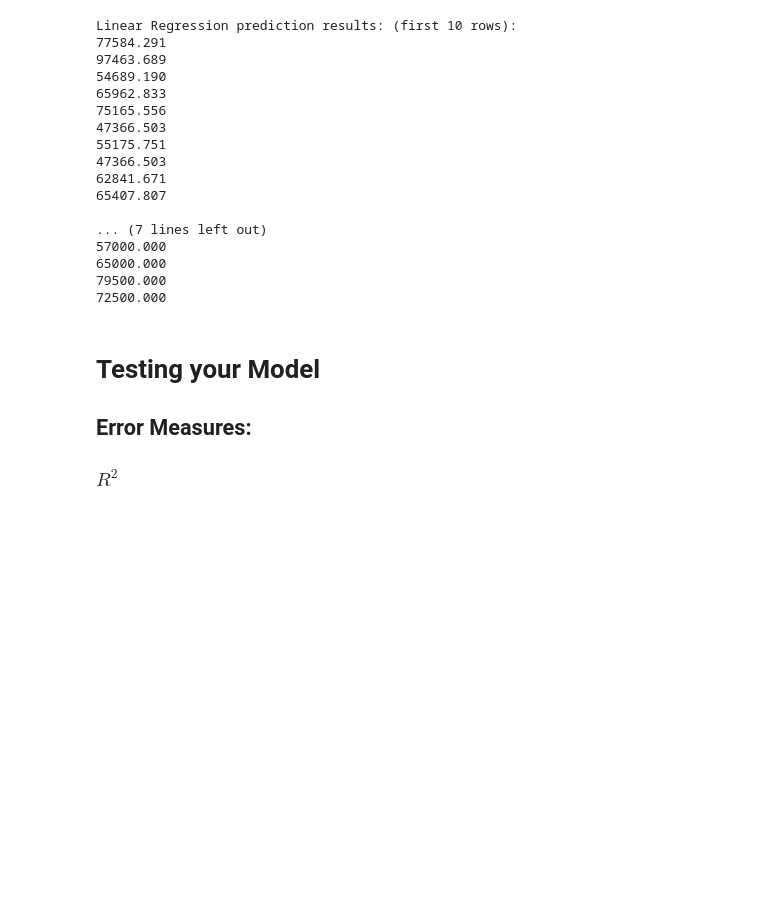
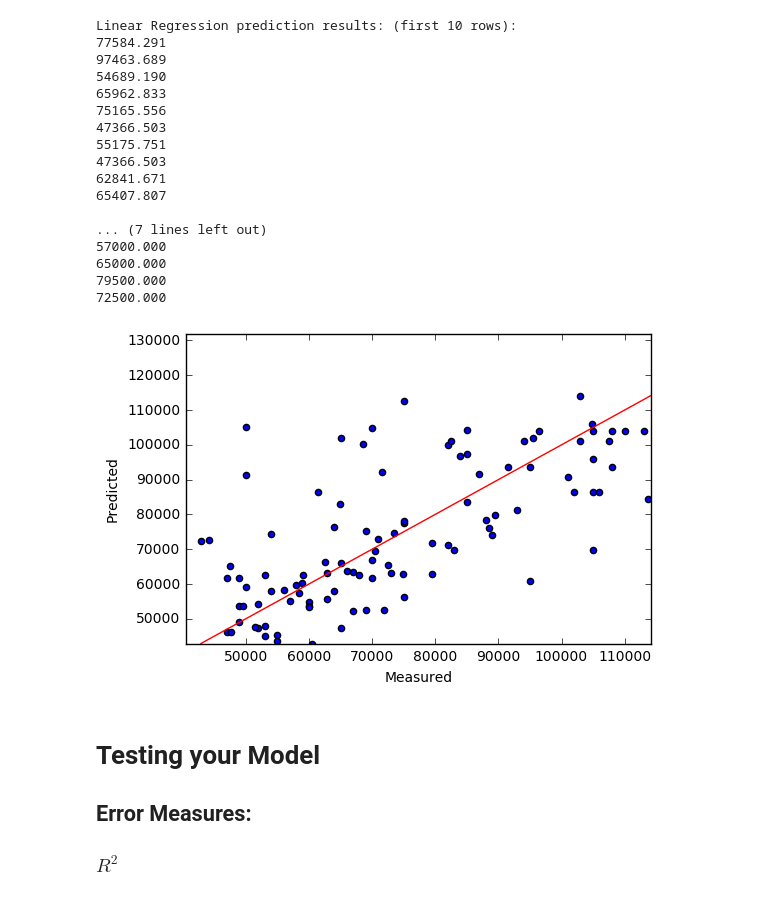
Before and after one commit to intel-unesp-mcp/datascience-workshop, a Jupyter notebook: Hands On Session.ipynb, the cells around one changed output. Saved outputs shown, nothing was run; the diff lists cells and outputs as text; code cells hidden in the pictures; blank space fills up the shorter version.

```diff
--- a/Hands On Session.ipynb
+++ b/Hands On Session.ipynb
@@ -490,6 +495,20 @@ Linear Regression prediction results: (first 10 rows):
 65000.000
 79500.000
 72500.000
+# %%
+y = getNPArray(testGroundTruth)
+predicted = getNPArray(predictionResult.get(prediction.prediction))
+plt.autoscale(enable=True, axis='both', tight=None)
+plt.scatter(y,predicted)
+plt.plot([y.min(), y.max()], [y.min(), y.max()], 'r-', lw=1)
+plt.xlim(predicted.min(),predicted.max())
+plt.ylim(y.min(),y.max())
+plt.xlabel('Measured')
+plt.ylabel('Predicted')
+
+plt.show()
+# %% [output]
+[figure, added]
 # %% [markdown]
 # Testing your Model
 
```
Also changed, not shown: parts of 1 cell of this notebook.
